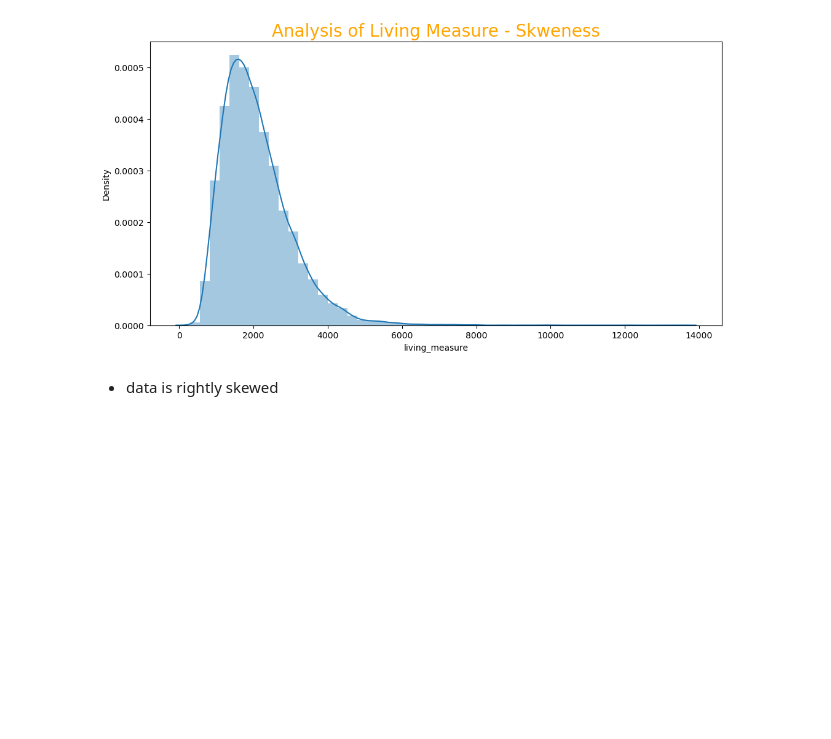
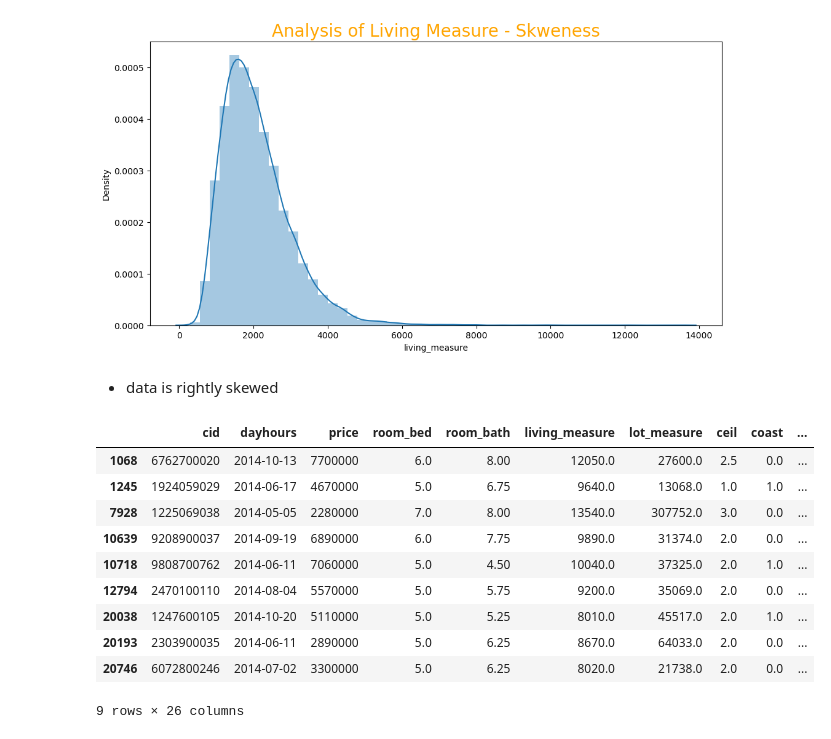
Before and after one commit to rivillasm/ineuron, a Jupyter notebook: Projects/RealEstate.ipynb, the cells around one changed output. Drawn from its saved outputs; the diff is of its cells as text; code cells hidden in the pictures; blank space fills up the shorter version.

```diff
--- a/Projects/RealEstate.ipynb
+++ b/Projects/RealEstate.ipynb
@@ -704,3 +704,18 @@ Text(0.5, 1.0, 'Analysis of Living Measure - Skweness')
 [figure]
 # %% [markdown]
 * data is rightly skewed
+# %%
+# checking the no. of data points with Living measure greater than 8000
+df[df['living_measure']>8000]
+# %% [output]
+|  | cid | dayhours | price | room_bed | room_bath | living_measure | lot_measure | ceil | coast | ... |
+| 1068 | 6762700020 | 2014-10-13 | 7700000 | 6.0 | 8.00 | 12050.0 | 27600.0 | 2.5 | 0.0 | ... |
+| 1245 | 1924059029 | 2014-06-17 | 4670000 | 5.0 | 6.75 | 9640.0 | 13068.0 | 1.0 | 1.0 | ... |
+| 7928 | 1225069038 | 2014-05-05 | 2280000 | 7.0 | 8.00 | 13540.0 | 307752.0 | 3.0 | 0.0 | ... |
+| 10639 | 9208900037 | 2014-09-19 | 6890000 | 6.0 | 7.75 | 9890.0 | 31374.0 | 2.0 | 0.0 | ... |
+| 10718 | 9808700762 | 2014-06-11 | 7060000 | 5.0 | 4.50 | 10040.0 | 37325.0 | 2.0 | 1.0 | ... |
+| 12794 | 2470100110 | 2014-08-04 | 5570000 | 5.0 | 5.75 | 9200.0 | 35069.0 | 2.0 | 0.0 | ... |
+| 20038 | 1247600105 | 2014-10-20 | 5110000 | 5.0 | 5.25 | 8010.0 | 45517.0 | 2.0 | 1.0 | ... |
+| 20193 | 2303900035 | 2014-06-11 | 2890000 | 5.0 | 6.25 | 8670.0 | 64033.0 | 2.0 | 0.0 | ... |
+| 20746 | 6072800246 | 2014-07-02 | 3300000 | 5.0 | 6.25 | 8020.0 | 21738.0 | 2.0 | 0.0 | ... |
+9 rows × 26 columns
```
Also changed, not shown: parts of 2 cells of this notebook.
